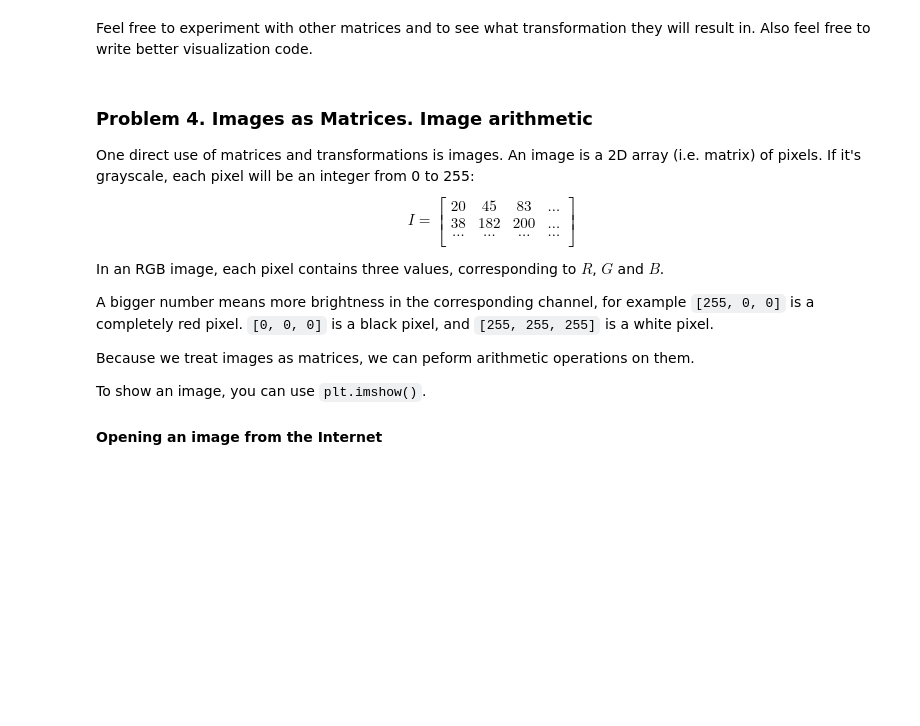
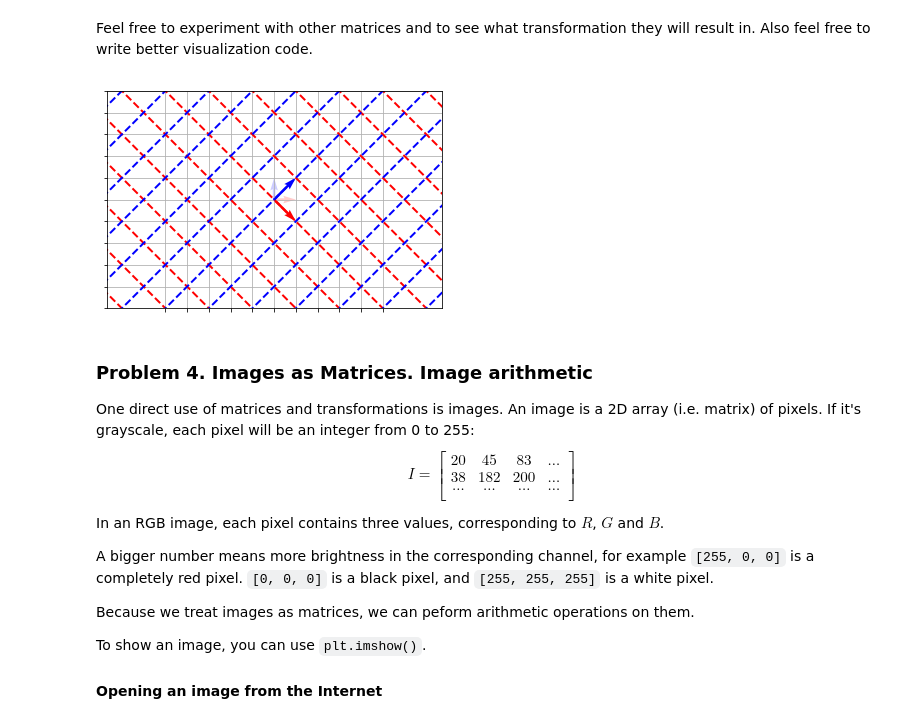
Before and after one commit to viraco4a/SoftUni, a Jupyter notebook: MathConceptsForDevelopers/Exercise_3_LINEAR_ALGEBRA/Linear Algebra Exercise.ipynb, the cells around one changed output. Cells and saved outputs as stored; diff of their text form; code cells hidden in the pictures; blank space fills up the shorter version.

```diff
--- a/MathConceptsForDevelopers/Exercise_3_LINEAR_ALGEBRA/Linear Algebra Exercise.ipynb
+++ b/MathConceptsForDevelopers/Exercise_3_LINEAR_ALGEBRA/Linear Algebra Exercise.ipynb
@@ -254,7 +295,6 @@ def visualize_transformation(matrix, plot_title):
     ax.set_xticklabels([])
     ax.set_yticklabels([])
     ax.grid()
-    ax.set_title(plot_title)
 
     # Unit vectors
     ax.quiver([0, 0], [0, 0], [1, 0], [0, 1], color = ["red", "blue"], alpha = 0.2, units = "xy", scale = 1)
@@ -352,3 +398,14 @@ Feel free to experiment with other matrices and to see what transformation they
+# %%
+## Identity
+matrix = [
+    [1, 1, 0],
+    [-1, 1, 0],
+    [0, 0, 1]
+]
+
+visualize_transformation(matrix, r"$\mathrm{test}$")
+# %% [output]
+[figure, added]
 # %% [markdown]
 ### Problem 4. Images as Matrices. Image arithmetic
 One direct use of matrices and transformations is images. An image is a 2D array (i.e. matrix) of pixels. If it's grayscale, each pixel will be an integer from 0 to 255:
```
Also changed, not shown: parts of 32 cells of this notebook.
